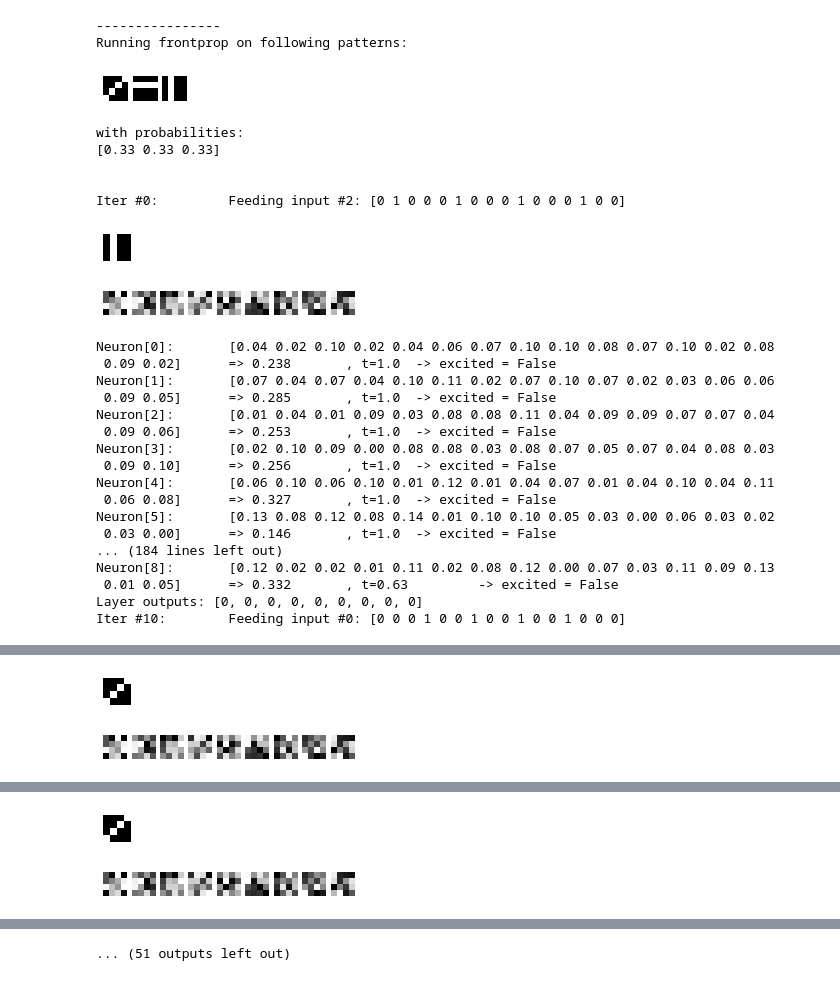
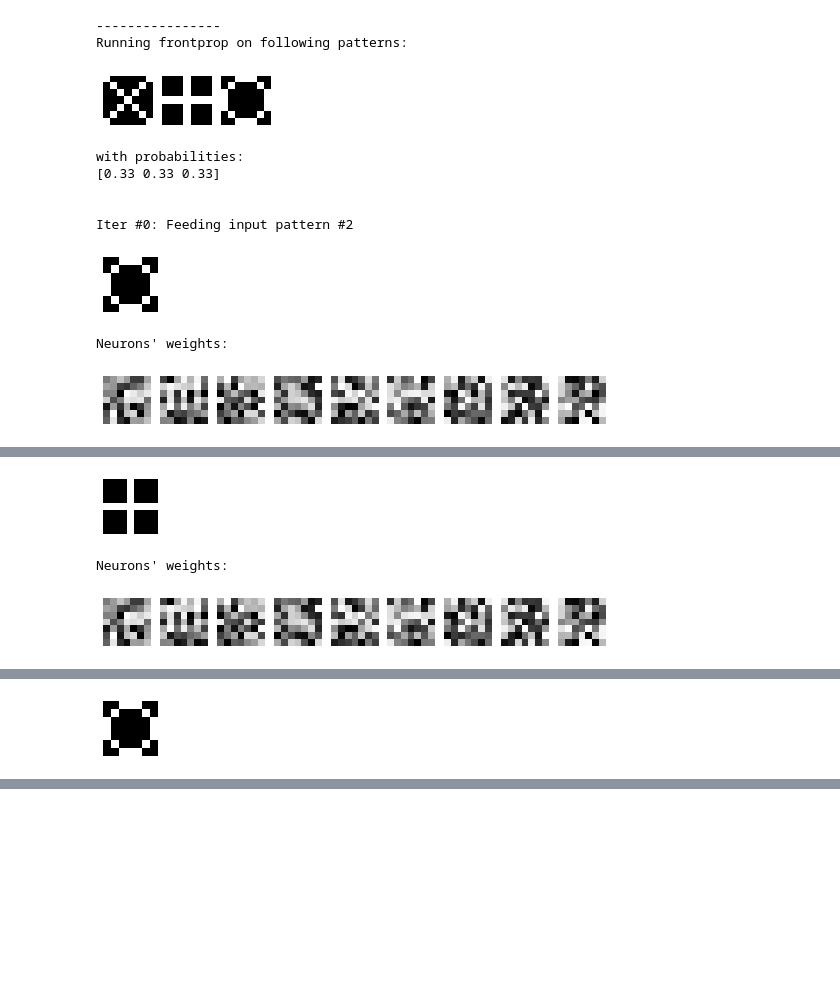
Before and after one commit to rohrl/frontprop, a Jupyter notebook: frontprop.ipynb, the cells around one changed output, grey strips where cells are left out. Saved outputs shown, nothing was run; the diff lists cells and outputs as text; code cells hidden in the pictures; blank space fills up the shorter version.

Commit message:
Tried 7x7 with cross, circle and X, 500 iterations

```diff
--- a/frontprop.ipynb
+++ b/frontprop.ipynb
@@ -45,7 +95,7 @@ DIMS = [4,4]
 # plot the 2D matrix heatmap
 # supports a 2D array, or flattened (uses DIMS to restore 1D to 2D)
 def plot_matrix(*datas):
-    fig = plt.figure(figsize=(len(datas)*0.5, 0.5))
+    fig = plt.figure(figsize=(len(datas),1))
     for i, data in enumerate(datas):
         if data.shape != DIMS:
             data = np.reshape(data, DIMS)
@@ -63,29 +108,3 @@ plot_matrix(np.random.rand(*DIMS).flatten(), np.random.rand(*DIMS).flatten())
-# %%
-# Define input data
-
-patterns = np.array([
-np.array([
-[0,0,0,1],
-[0,0,1,0],
-[0,1,0,0],
-[1,0,0,0]
-]),
-np.array([
-[0,0,0,0],
-[1,1,1,1],
-[0,0,0,0],
-[0,0,0,0]
-]),
-np.array([
-[0,1,0,0],
-[0,1,0,0],
-[0,1,0,0],
-[0,1,0,0]
-])
-])
-
-probs = np.array([1,1,1]) # np.array([0.43 0.43 0.13])
-probs = probs / probs.sum()
 # %%
 plot_matrix(*patterns)
 print(probs)
@@ -157,64 +183,51 @@ class Layer:
             self.neurons.append(Neuron(i))
 
     def forward(self, data):
-        self.outputs = []
+        self.outputs = np.zeros(self.size)
         for i in range(self.size):
             out = self.neurons[i].forward(data)
-            self.outputs.append(out)
-        print(f"Layer outputs: {self.outputs}")
+            self.outputs[i] = out
+        print(f"Layer outputs:")
+        print(self.outputs)
 
         return self.outputs
 
     def draw(self):
+        print("Neurons' weights:")
         plot_matrix(*[n.W for n in self.neurons])
 # %%
 
-def choose_input_idx(iteration):
+def randomly_choose_input_idx(iteration):
     return np.random.choice(len(probs), p=probs)
 # %%
-ITERS = 200
+ITERS = 500
 NEURONS = len(patterns) * 3 # 10
 
 layer = Layer(NEURONS)
 
 print("\n----------------\nRunning frontprop on following patterns:")
 plot_matrix(*patterns)
 print(f"with probabilities:\n{probs}\n\n")
 
 for i in range(ITERS):
-    input_idx = choose_input_idx(i)
+    input_idx = randomly_choose_input_idx(i)
     input = inputs[input_idx]
-    print(f"Iter #{i}:\t Feeding input #{input_idx}: {input}")
+    print(f"Iter #{i}: Feeding input pattern #{input_idx}")
+    # print(input)
     if i % 10 == 0:
         plot_matrix(input)
         layer.draw()
 
     layer.forward(input)
 # %% [output]
 ----------------
 Running frontprop on following patterns:
-[figure, old version]
+[figure, new version]
 with probabilities:
 [0.33 0.33 0.33]
 
 
-Iter #0:         Feeding input #2: [0 1 0 0 0 1 0 0 0 1 0 0 0 1 0 0]
+Iter #0: Feeding input pattern #2
-[figure, old version]
+[figure, new version]
+Neurons' weights:
-[figure, old version]
+[figure, new version]
-Neuron[0]:       [0.04 0.02 0.10 0.02 0.04 0.06 0.07 0.10 0.10 0.08 0.07 0.10 0.02 0.08
- 0.09 0.02]      => 0.238       , t=1.0  -> excited = False
-Neuron[1]:       [0.07 0.04 0.07 0.04 0.10 0.11 0.02 0.07 0.10 0.07 0.02 0.03 0.06 0.06
- 0.09 0.05]      => 0.285       , t=1.0  -> excited = False
-Neuron[2]:       [0.01 0.04 0.01 0.09 0.03 0.08 0.08 0.11 0.04 0.09 0.09 0.07 0.07 0.04
- 0.09 0.06]      => 0.253       , t=1.0  -> excited = False
-Neuron[3]:       [0.02 0.10 0.09 0.00 0.08 0.08 0.03 0.08 0.07 0.05 0.07 0.04 0.08 0.03
- 0.09 0.10]      => 0.256       , t=1.0  -> excited = False
-Neuron[4]:       [0.06 0.10 0.06 0.10 0.01 0.12 0.01 0.04 0.07 0.01 0.04 0.10 0.04 0.11
- 0.06 0.08]      => 0.327       , t=1.0  -> excited = False
-Neuron[5]:       [0.13 0.08 0.12 0.08 0.14 0.01 0.10 0.10 0.05 0.03 0.00 0.06 0.03 0.02
- 0.03 0.00]      => 0.146       , t=1.0  -> excited = False
-... (184 lines left out)
-Neuron[8]:       [0.12 0.02 0.02 0.01 0.11 0.02 0.08 0.12 0.00 0.07 0.03 0.11 0.09 0.13
- 0.01 0.05]      => 0.332       , t=0.63         -> excited = False
-Layer outputs: [0, 0, 0, 0, 0, 0, 0, 0, 0]
-Iter #10:        Feeding input #0: [0 0 0 1 0 0 1 0 0 1 0 0 1 0 0 0]
@@ -221,2 +251,3 @@ Iter #10:        Feeding input #0: [0 0 0 1 0 0 1 0 0 1 0 0 1 0 0 0]
-[figure, old version]
+[figure, new version]
+Neurons' weights:
-[figure, old version]
+[figure, new version]
@@ -240,2 +271 @@ Iter #20:        Feeding input #0: [0 0 0 1 0 0 1 0 0 1 0 0 1 0 0 0]
-[figure, old version]
+[figure, new version]
-[figure, removed]
@@ -259 +271,0 @@ Iter #30:        Feeding input #1: [0 0 0 0 1 1 1 1 0 0 0 0 0 0 0 0]
-... (51 outputs left out)
```
Also changed, not shown: parts of 9 cells of this notebook.
